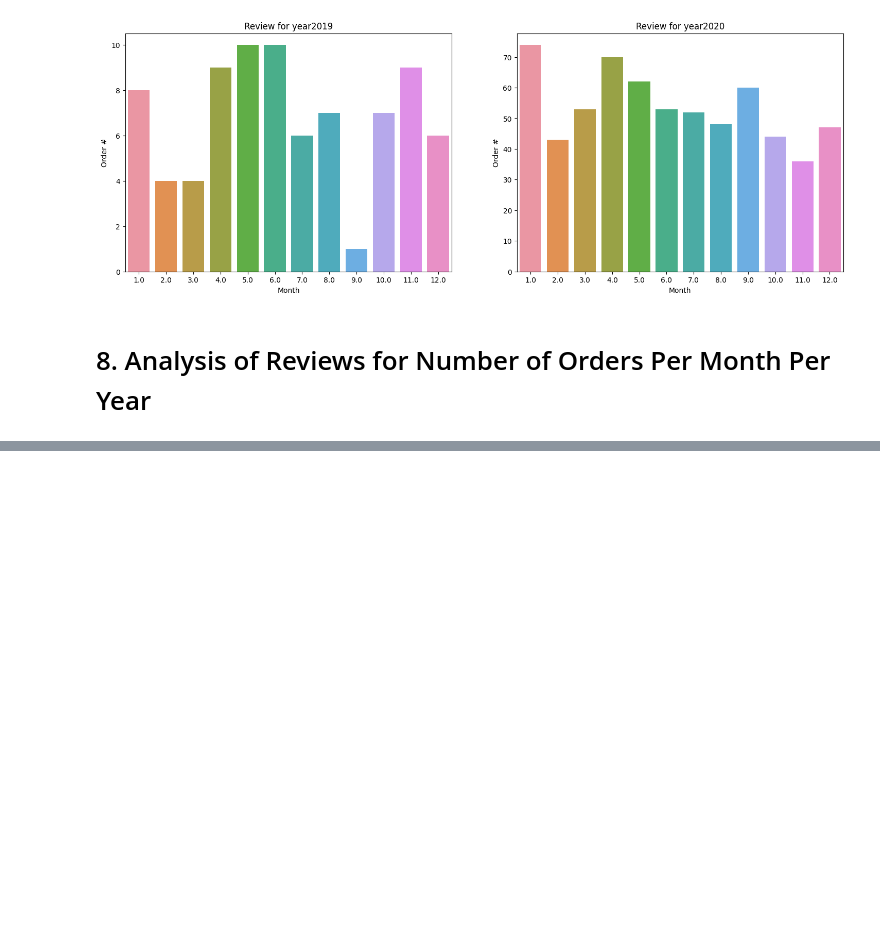
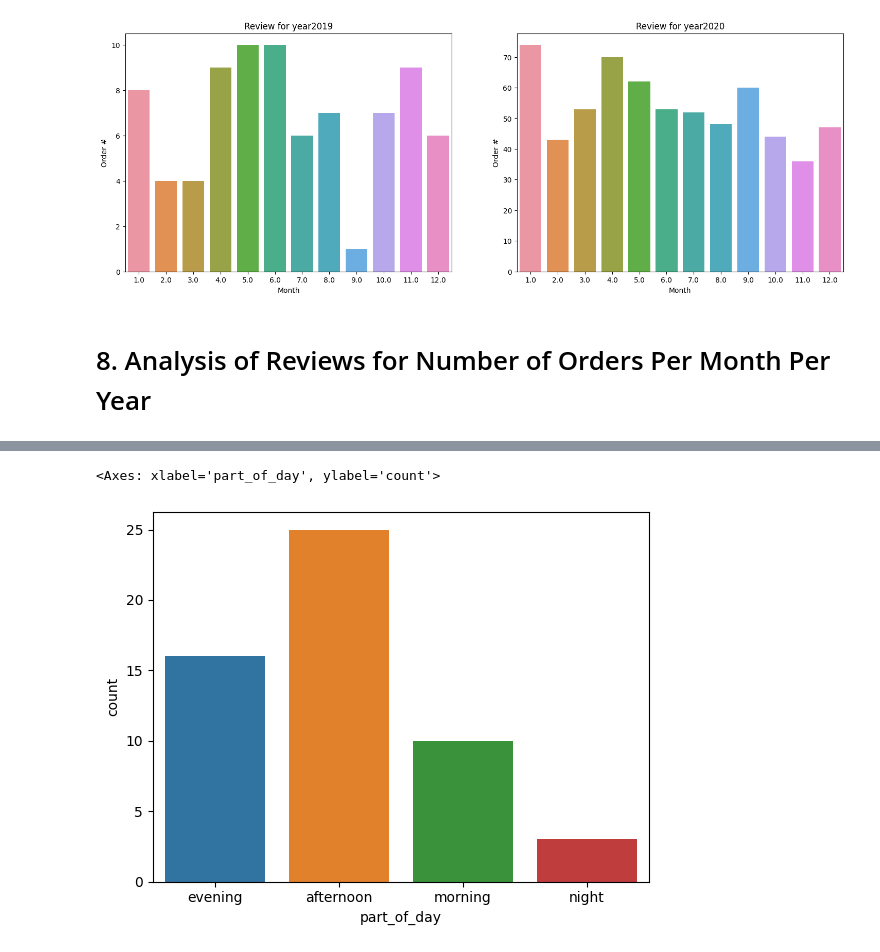
Before and after one commit to yatimaheshwari/Yoshop, a Jupyter notebook: Task Week 2/Task_2.ipynb, the cells around one changed output, grey strips where cells are left out. Saved outputs shown, nothing was run; the diff lists cells and outputs as text; code cells hidden in the pictures; blank space fills up the shorter version.

Commit message:
one more part completed

```diff
--- a/Task Week 2/Task_2.ipynb
+++ b/Task Week 2/Task_2.ipynb
@@ -479,0 +482,13 @@ Text(0.5, 1.0, 'Review for year2020')
+# %%
+def get_part_of_day(x):
+    return (
+        "morning" if 5 <= x <= 11
+        else
+        "afternoon" if 12 <= x <= 17
+        else
+        "evening" if 18 <= x <= 22
+        else
+        "night"
+    )
+df_D_T['part_of_day'] = df_O.apply(lambda x: get_part_of_day(pd.to_datetime(x['Order Date and Time Stamp']).hour), axis=1)
+df_D_T
@@ -479,0 +513,5 @@ Text(0.5, 1.0, 'Review for year2020')
+# %%
+sns.countplot(data=df_D_T, x="part_of_day" )
+# %% [output]
+<Axes: xlabel='part_of_day', ylabel='count'>
+[figure, added]
```
Also changed, not shown: parts of 6 cells of this notebook, 2 other files.
